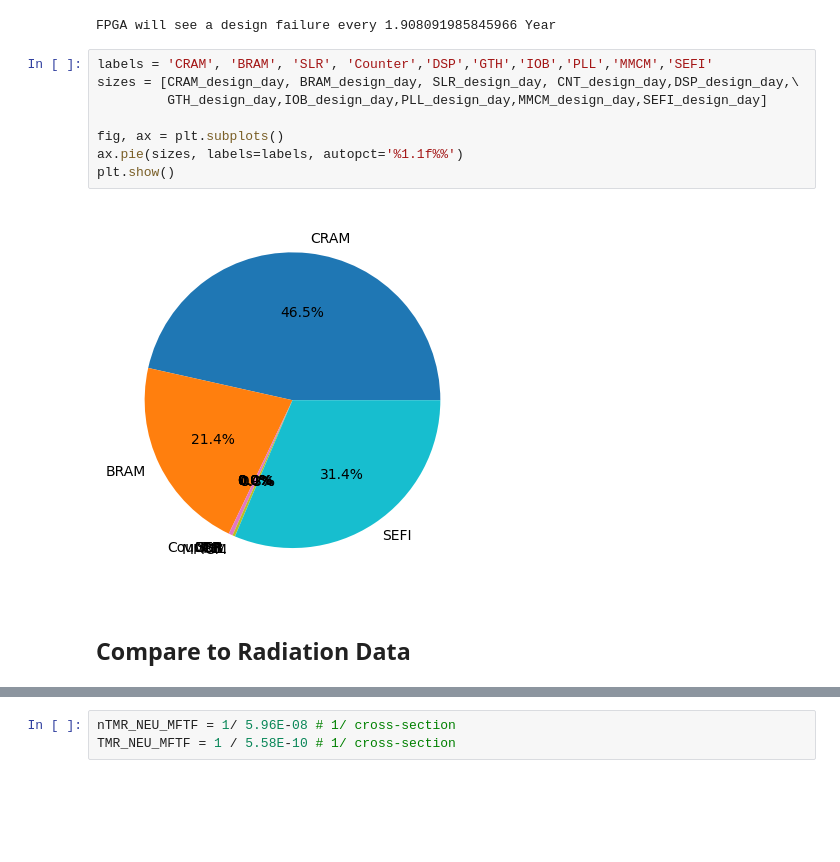
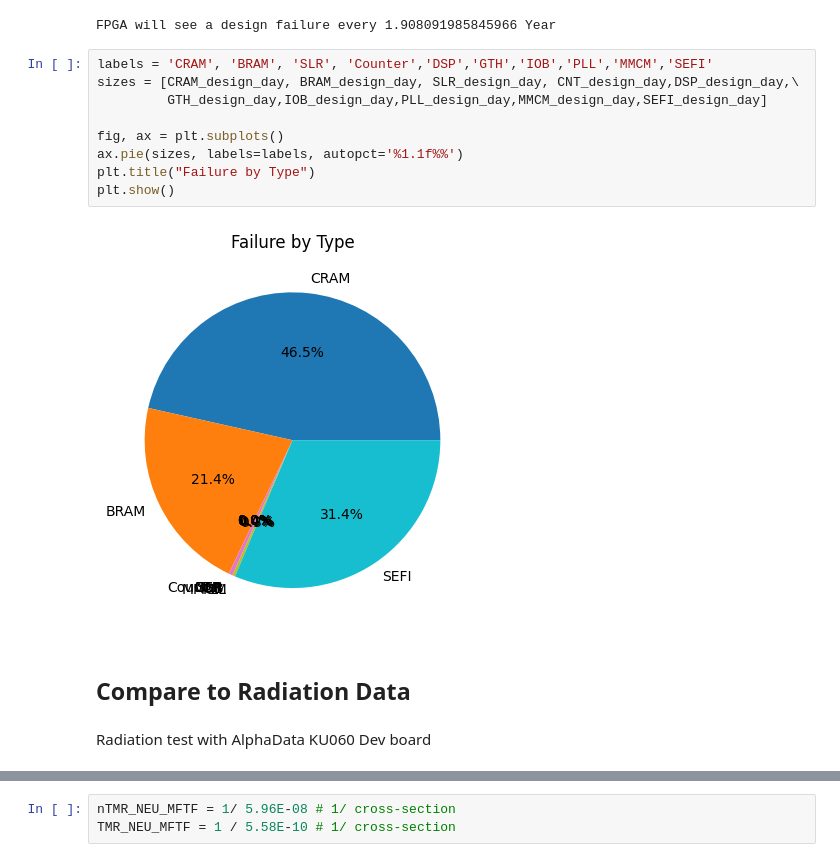
Before and after one commit to AEW2015/fpga-colab, a Jupyter notebook: xqrku060_FMECA.ipynb, the cells around one changed output, grey strips where cells are left out. Saved outputs shown, nothing was run; the diff lists cells and outputs as text; blank space fills up the shorter version.

```diff
--- a/xqrku060_FMECA.ipynb
+++ b/xqrku060_FMECA.ipynb
@@ -230,14 +229,17 @@ FPGA will see a design failure every 1.908091985845966 Year
 # %%
 labels = 'CRAM', 'BRAM', 'SLR', 'Counter','DSP','GTH','IOB','PLL','MMCM','SEFI'
 sizes = [CRAM_design_day, BRAM_design_day, SLR_design_day, CNT_design_day,DSP_design_day,\
          GTH_design_day,IOB_design_day,PLL_design_day,MMCM_design_day,SEFI_design_day]
 
 fig, ax = plt.subplots()
 ax.pie(sizes, labels=labels, autopct='%1.1f%%')
+plt.title("Failure by Type")
 plt.show()
 # %% [output]
-[figure, old version]
+[figure, new version]
 # %% [markdown]
 ## Compare to Radiation Data
+# %% [markdown]
+Radiation test with AlphaData KU060 Dev board
 # %% [markdown]
 <figure>
```
Also changed, not shown: parts of 72 cells of this notebook.
